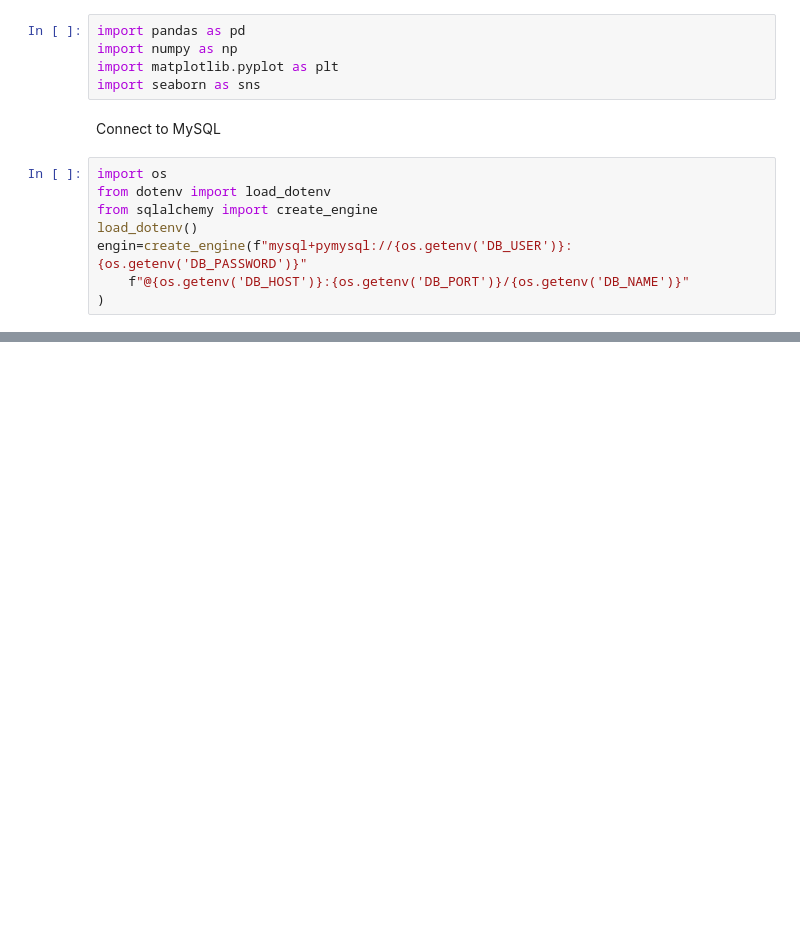
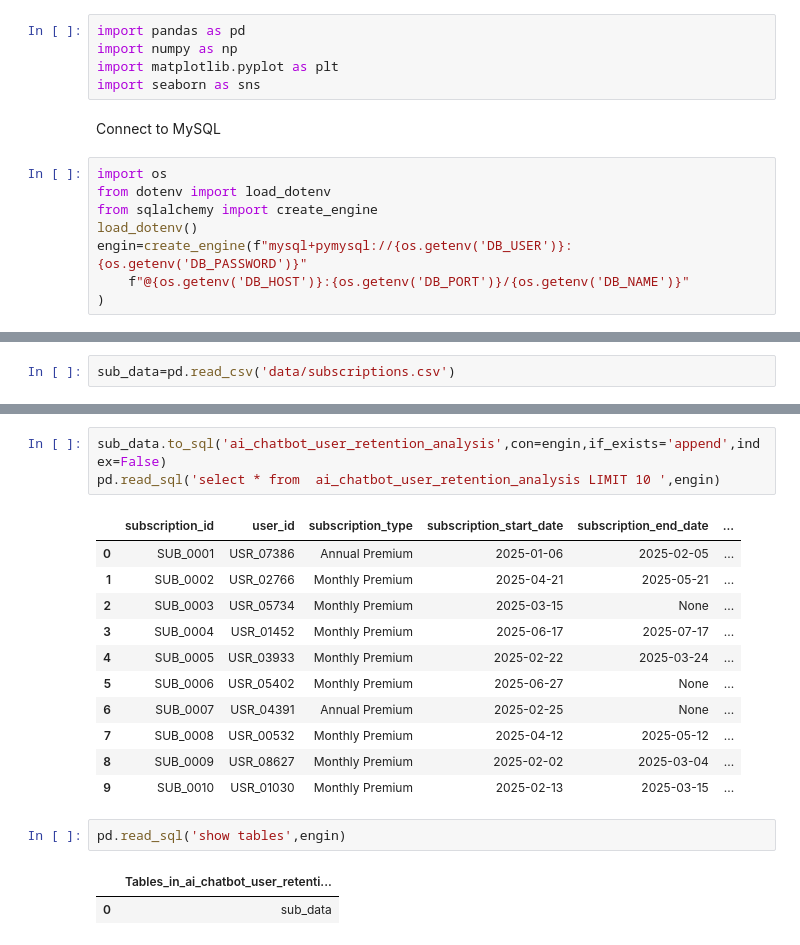
Before and after one commit to vishva0710/ai-chatbot-user-retention-analysis, a Jupyter notebook: AI_Chatbot_User_Retention_Analysis.ipynb, the cells around one changed output, grey strips where cells are left out. Saved outputs shown, nothing was run; the diff lists cells and outputs as text; blank space fills up the shorter version.

Commit message:
end_date

```diff
--- a/AI_Chatbot_User_Retention_Analysis.ipynb
+++ b/AI_Chatbot_User_Retention_Analysis.ipynb
@@ -17,0 +194,2 @@ engin=create_engine(f"mysql+pymysql://{os.getenv('DB_USER')}:{os.getenv('DB_PASS
+# %%
+sub_data=pd.read_csv('data/subscriptions.csv')
@@ -17,0 +271,20 @@ engin=create_engine(f"mysql+pymysql://{os.getenv('DB_USER')}:{os.getenv('DB_PASS
+# %%
+sub_data.to_sql('ai_chatbot_user_retention_analysis',con=engin,if_exists='append',index=False)
+pd.read_sql('select * from  ai_chatbot_user_retention_analysis LIMIT 10 ',engin)
+# %% [output]
+|  | subscription_id | user_id | subscription_type | subscription_start_date | subscription_end_date | ... |
+| 0 | SUB_0001 | USR_07386 | Annual Premium | 2025-01-06 | 2025-02-05 | ... |
+| 1 | SUB_0002 | USR_02766 | Monthly Premium | 2025-04-21 | 2025-05-21 | ... |
+| 2 | SUB_0003 | USR_05734 | Monthly Premium | 2025-03-15 | None | ... |
+| 3 | SUB_0004 | USR_01452 | Monthly Premium | 2025-06-17 | 2025-07-17 | ... |
+| 4 | SUB_0005 | USR_03933 | Monthly Premium | 2025-02-22 | 2025-03-24 | ... |
+| 5 | SUB_0006 | USR_05402 | Monthly Premium | 2025-06-27 | None | ... |
+| 6 | SUB_0007 | USR_04391 | Annual Premium | 2025-02-25 | None | ... |
+| 7 | SUB_0008 | USR_00532 | Monthly Premium | 2025-04-12 | 2025-05-12 | ... |
+| 8 | SUB_0009 | USR_08627 | Monthly Premium | 2025-02-02 | 2025-03-04 | ... |
+| 9 | SUB_0010 | USR_01030 | Monthly Premium | 2025-02-13 | 2025-03-15 | ... |
+# %%
+pd.read_sql('show tables',engin)
+# %% [output]
+|  | Tables_in_ai_chatbot_user_retenti... |
+| 0 | sub_data |
```
Also changed, not shown: parts of 31 cells of this notebook.
